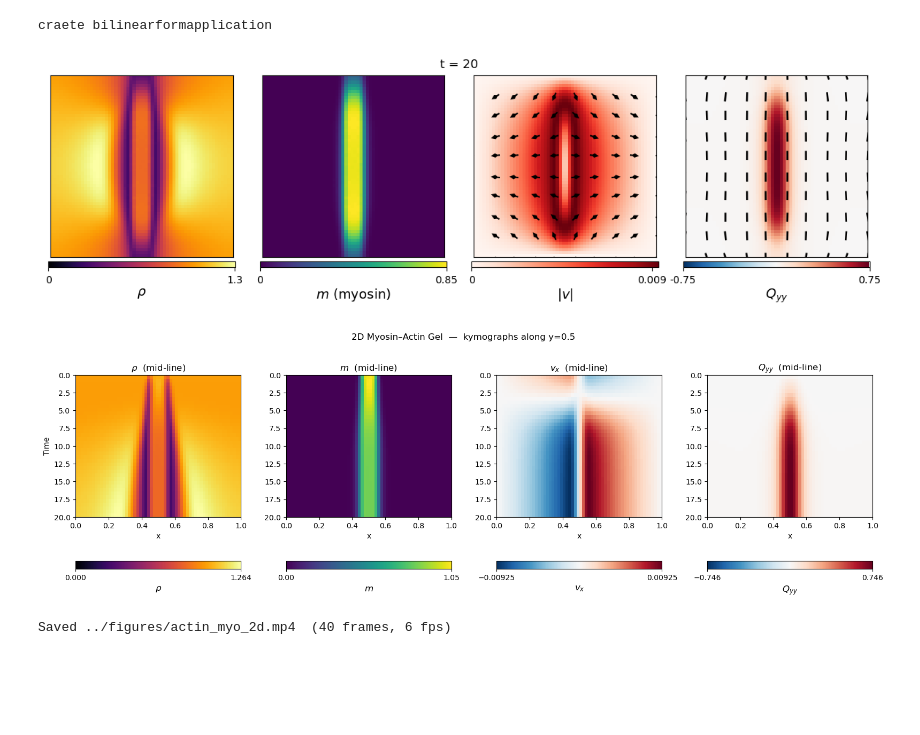
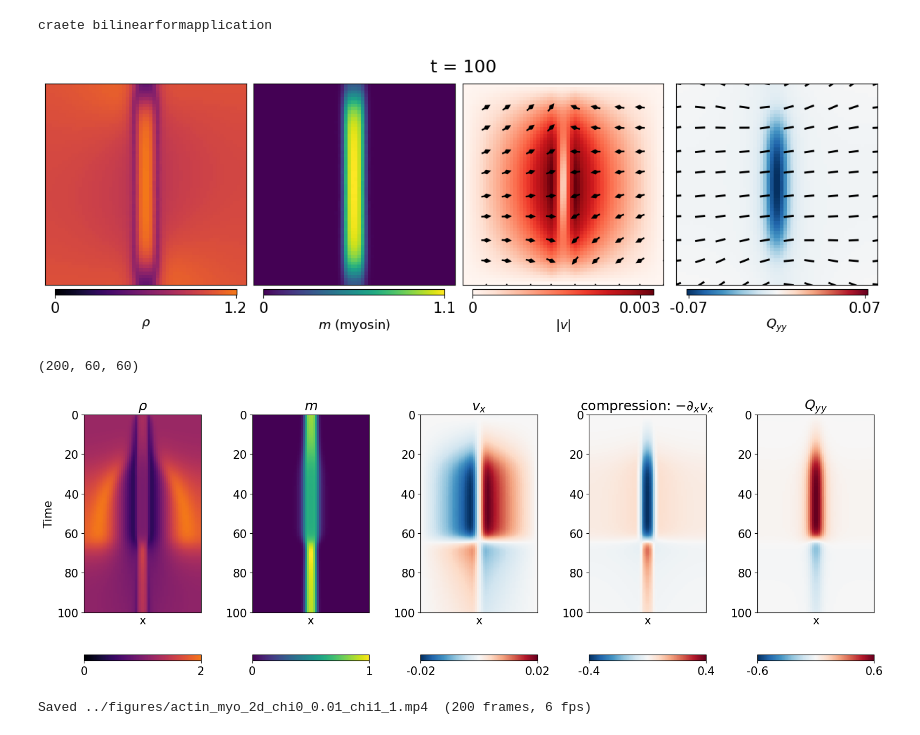
Before and after one commit to Irene-Li/Zebrafish_cleavage, a Jupyter notebook: notebooks/actin_myo_gel.ipynb, the cells around one changed output. Saved outputs shown, nothing was run; the diff lists cells and outputs as text; code cells hidden in the pictures; blank space fills up the shorter version.

Commit message:
update actin_myo_gel

```diff
--- a/notebooks/actin_myo_gel.ipynb
+++ b/notebooks/actin_myo_gel.ipynb
@@ -120,21 +120,23 @@ plt.show()
 # %% [markdown]
 ## 2D simulation
 # %%
-T   = 20
+T   = 100
 tau = 0.05
+n_samples = 60
+width = 0.1
 
-S = tanh_source(center=0.5, width=0.1, value=1, axis='x', interface_length=0.01)*tanh_source(center=0.5, width=0.9, value=1, axis='y', interface_length=0.1) + 0.1
-m0 = tanh_source(center=0.5, width=0.1, value=1, axis='x', interface_length=0.01)*tanh_source(center=0.5, width=0.9, value=1, axis='y', interface_length=0.1)
-Qsq = 2*tanh_source(center=0.5, width=0.1, value=1, axis='x', interface_length=0.01)*tanh_source(center=0.5, width=0.9, value=1, axis='y', interface_length=0.1) - 1
+S = tanh_source(center=0.5, width=width, value=1, axis='x', interface_length=0.01)*tanh_source(center=0.5, width=0.9, value=1, axis='y', interface_length=0.1) + 0.1
+m0 = tanh_source(center=0.5, width=width, value=1, axis='x', interface_length=0.01)*tanh_source(center=0.5, width=0.9, value=1, axis='y', interface_length=0.1)
+Qsq = 2*tanh_source(center=0.5, width=width, value=1, axis='x', interface_length=0.01)*tanh_source(center=0.5, width=0.9, value=1, axis='y', interface_length=0.1) - 1
 
 sim2d = MyosinActinGel2D(
     width=1, height=1, maxh=0.03,
     # mechanics
     gamma = 1.0,
     eta_1 = 1,
-    eta_2 = 0.0,
-    chi0  = 0.1,
-    chi1  = 0.6,
+    eta_2 = 0,
+    chi0  = 0.01,
+    chi1  = 1,
     # nematic
     kappa = 1e-3,
     beta1 = 1.0,
@@ -144,10 +146,10 @@ sim2d = MyosinActinGel2D(
     S     = S,
     m0    = m0,
     k0    = 0.1,
-    k1    = 1,
+    k1    = 0.9,
     k_m   = 1,
     n_hill = 4,
-    m_ref  = 0.1,
+    m_ref  = 0.2,
     D_rho = 1e-4,
     D_m   = 1e-4,
     # base
@@ -157,23 +159,36 @@ sim2d = MyosinActinGel2D(
 )
 
 sim2d.simulate(tend=T, tau=tau, save_interval=int(0.5/tau))
-data2d = sim2d.export(n_samples=60)
+data2d = sim2d.export(n_samples=n_samples)
 # %% [output]
 craete bilinearformapplication
 # %%
 from utils import add_cbar, plot_2d_frame, animate_2d
-plot_2d_frame(data2d, t=-1, title=f't = {T}')
+import matplotlib.colors as mcolors
+import matplotlib.pyplot as plt
+import numpy as np
+
+inferno_80 = mcolors.ListedColormap(plt.get_cmap('inferno')(np.linspace(0, 0.7, 256)))
+plot_2d_frame(data2d, t=-1, title=f't = {T}', cmap_rho=inferno_80)
 # %% [output]
-[figure, old version]
+[figure, new version]
 # %%
 # Mid-line (y=0.5) profiles over time — same as 1D kymograph style
 n = data2d['rho'].shape[2] // 2  # midline index
 
-fig, axes = plt.subplots(1, 4, figsize=(16, 5))
+compression = - np.gradient(data2d['vx'], axis=1)*n_samples
+print(compression.shape)
+
+import matplotlib.colors as mcolors
+inferno_80 = mcolors.ListedColormap(plt.get_cmap('inferno')(np.linspace(0, 0.7, 256)))
+
+plt.rcParams.update({'font.size': 15})
+fig, axes = plt.subplots(1, 5, figsize=(16, 6))
 fields = [
-    (data2d['rho'][1:, :, n], r'$\rho$',  'inferno'),
-    (data2d['m'][1:, :, n],   r'$m$',     'viridis'),
+    (data2d['rho'][1:, :, n], r'$\rho$',  inferno_80),
+    (data2d['m'][1:, :, n],   r'$m$',    'viridis'),
     (data2d['vx'][1:, :, n],  r'$v_x$',   'RdBu_r'),
+    (compression[1:, :, n],   r'compression: $-\partial_x v_x$', 'RdBu_r'),
     (-data2d['Q'][1:, :, n],   r'$Q_{yy}$','RdBu_r'),
 ]
 t_end = data2d['rho'].shape[0] * 0.5
@@ -184,22 +199,23 @@ for ax, (field, title, cmap) in zip(axes, fields):
     im = ax.imshow(field, aspect='auto', interpolation='none',
                    origin='upper', cmap=cmap, extent=(0, 1, t_end, 0),
                    vmin=vmin, vmax=vmax)
-    plt.colorbar(im, ax=ax, location='bottom', pad=0.2,
-                 ticks=[vmin, vmax]).set_label(title, fontsize=12)
-    ax.set_title(title + '  (mid-line)')
+    plt.colorbar(im, ax=ax, location='bottom', pad=0.15,
+                 ticks=[vmin, vmax], format='%.1g')
+    ax.set_title(title)
     ax.set_xlabel('x')
+    ax.set_xticks([])
 
 axes[0].set_ylabel('Time')
-plt.suptitle('2D Myosin–Actin Gel  —  kymographs along y=0.5', y=1.02)
 plt.tight_layout()
 plt.show()
 # %% [output]
+(200, 60, 60)
-[figure, old version]
+[figure, new version]
 # %%
 # Save animation as MP4
 save_interval = int(0.5 / tau)  # frames saved every 0.5 time units
-animate_2d(data2d, filename='../figures/actin_myo_2d.mp4',
+animate_2d(data2d, filename=f'../figures/actin_myo_2d_chi0_{sim2d.chi0}_chi1_{sim2d.chi1}.mp4',
            n_arrows=10, fps=6, dt=0.5,
-           title_fmt='t = {t:.1f}')
+           title_fmt='t = {t:.1f}', cmap_rho=inferno_80)
 # %% [output]
-Saved ../figures/actin_myo_2d.mp4  (40 frames, 6 fps)
+Saved ../figures/actin_myo_2d_chi0_0.01_chi1_1.mp4  (200 frames, 6 fps)
```
Also changed, not shown: parts of 3 cells of this notebook, 6 other files.
